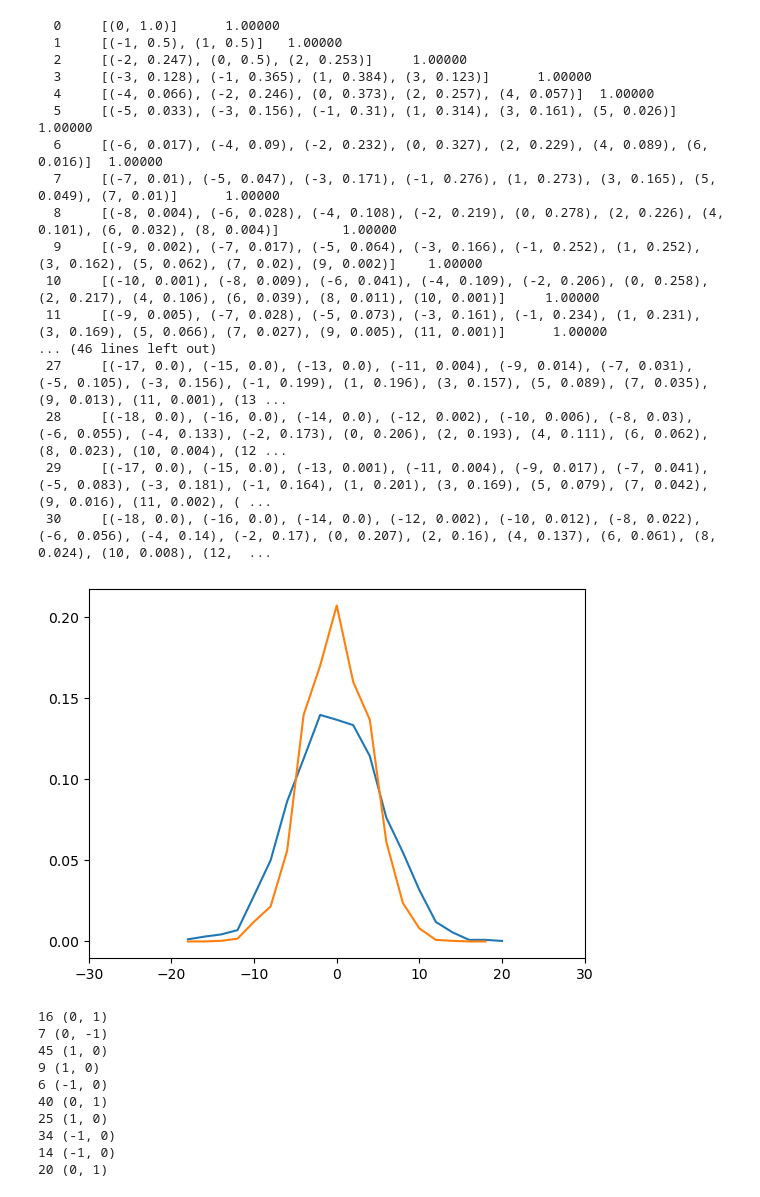
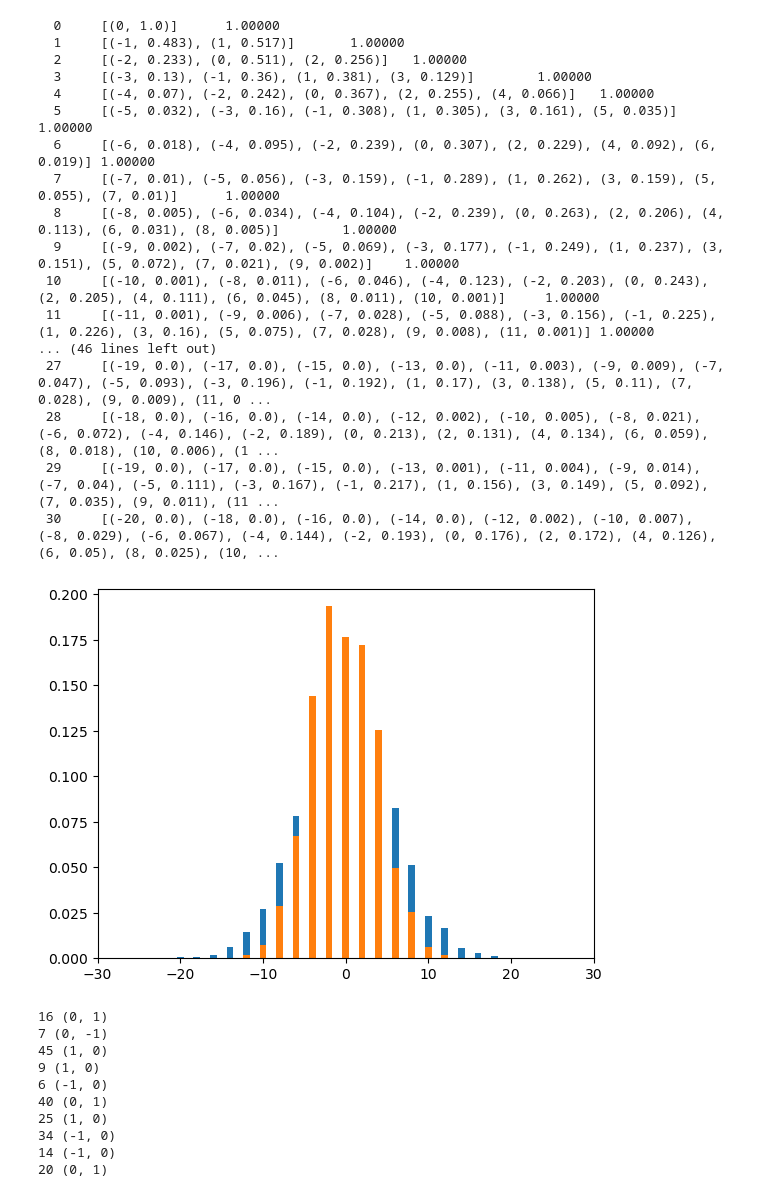
Before and after one commit to AndreaGiaccherini/RandomQuantumWalk, a Jupyter notebook: main.ipynb, the cells around one changed output. Cells and saved outputs as stored; diff of their text form; code cells hidden in the pictures.

```diff
--- a/main.ipynb
+++ b/main.ipynb
@@ -92,51 +92,51 @@ def random_walk(**kwargs):
     return walk
 
 # Example usage:
 num_walkers=3000
 num_steps=30
 for step in random_walk(num_steps=num_steps,start=0,num_walkers=num_walkers):
     RW=count_values_classic(step[1:],num_walkers)
     P_sum=sum([node[1] for node in RW]) #check if sum of prob is 1
     rounded_RW = [(k, round(v,3)) for k, v in RW]
     print("{:3}\t{}\t{:1.5f}".format(step[0],rounded_RW,P_sum))
 
 # unzip the list of tuple (value, counts) in two lists
 values,counts=zip(*RW)
 
 for step in random_walk(num_steps=num_steps,start=0,num_walkers=num_walkers):
     qm_RW=count_values_qm(step[1:],num_walkers)
     P_sum=sum([node[1] for node in qm_RW])
     # Round qm_RW to limit number of digits
     rounded_QM_RW = [(k, round(v,3)) for k, v in qm_RW]
     print("{:3}\t{}\t{:1.5f}".format(step[0],rounded_QM_RW,P_sum))
 
 # unzip the list of tuple (value, counts) in two lists
 values_qm,counts_qm=zip(*qm_RW)
 
 
-plt.plot(values, counts)
-plt.plot(values_qm, counts_qm)
+plt.bar(values, counts)
+plt.bar(values_qm, counts_qm)
 plt.xlim(-(num_steps), num_steps)
 plt.show()
 # %% [output]
   0     [(0, 1.0)]      1.00000
-  1     [(-1, 0.5), (1, 0.5)]   1.00000
-  2     [(-2, 0.247), (0, 0.5), (2, 0.253)]     1.00000
-  3     [(-3, 0.128), (-1, 0.365), (1, 0.384), (3, 0.123)]      1.00000
-  4     [(-4, 0.066), (-2, 0.246), (0, 0.373), (2, 0.257), (4, 0.057)]  1.00000
-  5     [(-5, 0.033), (-3, 0.156), (-1, 0.31), (1, 0.314), (3, 0.161), (5, 0.026)]      1.00000
-  6     [(-6, 0.017), (-4, 0.09), (-2, 0.232), (0, 0.327), (2, 0.229), (4, 0.089), (6, 0.016)]  1.00000
-  7     [(-7, 0.01), (-5, 0.047), (-3, 0.171), (-1, 0.276), (1, 0.273), (3, 0.165), (5, 0.049), (7, 0.01)]      1.00000
-  8     [(-8, 0.004), (-6, 0.028), (-4, 0.108), (-2, 0.219), (0, 0.278), (2, 0.226), (4, 0.101), (6, 0.032), (8, 0.004)]        1.00000
-  9     [(-9, 0.002), (-7, 0.017), (-5, 0.064), (-3, 0.166), (-1, 0.252), (1, 0.252), (3, 0.162), (5, 0.062), (7, 0.02), (9, 0.002)]    1.00000
- 10     [(-10, 0.001), (-8, 0.009), (-6, 0.041), (-4, 0.109), (-2, 0.206), (0, 0.258), (2, 0.217), (4, 0.106), (6, 0.039), (8, 0.011), (10, 0.001)]     1.00000
- 11     [(-9, 0.005), (-7, 0.028), (-5, 0.073), (-3, 0.161), (-1, 0.234), (1, 0.231), (3, 0.169), (5, 0.066), (7, 0.027), (9, 0.005), (11, 0.001)]      1.00000
+  1     [(-1, 0.483), (1, 0.517)]       1.00000
+  2     [(-2, 0.233), (0, 0.511), (2, 0.256)]   1.00000
+  3     [(-3, 0.13), (-1, 0.36), (1, 0.381), (3, 0.129)]        1.00000
+  4     [(-4, 0.07), (-2, 0.242), (0, 0.367), (2, 0.255), (4, 0.066)]   1.00000
+  5     [(-5, 0.032), (-3, 0.16), (-1, 0.308), (1, 0.305), (3, 0.161), (5, 0.035)]      1.00000
+  6     [(-6, 0.018), (-4, 0.095), (-2, 0.239), (0, 0.307), (2, 0.229), (4, 0.092), (6, 0.019)] 1.00000
+  7     [(-7, 0.01), (-5, 0.056), (-3, 0.159), (-1, 0.289), (1, 0.262), (3, 0.159), (5, 0.055), (7, 0.01)]      1.00000
+  8     [(-8, 0.005), (-6, 0.034), (-4, 0.104), (-2, 0.239), (0, 0.263), (2, 0.206), (4, 0.113), (6, 0.031), (8, 0.005)]        1.00000
+  9     [(-9, 0.002), (-7, 0.02), (-5, 0.069), (-3, 0.177), (-1, 0.249), (1, 0.237), (3, 0.151), (5, 0.072), (7, 0.021), (9, 0.002)]    1.00000
+ 10     [(-10, 0.001), (-8, 0.011), (-6, 0.046), (-4, 0.123), (-2, 0.203), (0, 0.243), (2, 0.205), (4, 0.111), (6, 0.045), (8, 0.011), (10, 0.001)]     1.00000
+ 11     [(-11, 0.001), (-9, 0.006), (-7, 0.028), (-5, 0.088), (-3, 0.156), (-1, 0.225), (1, 0.226), (3, 0.16), (5, 0.075), (7, 0.028), (9, 0.008), (11, 0.001)] 1.00000
 ... (46 lines left out)
- 27     [(-17, 0.0), (-15, 0.0), (-13, 0.0), (-11, 0.004), (-9, 0.014), (-7, 0.031), (-5, 0.105), (-3, 0.156), (-1, 0.199), (1, 0.196), (3, 0.157), (5, 0.089), (7, 0.035), (9, 0.013), (11, 0.001), (13 ...
- 28     [(-18, 0.0), (-16, 0.0), (-14, 0.0), (-12, 0.002), (-10, 0.006), (-8, 0.03), (-6, 0.055), (-4, 0.133), (-2, 0.173), (0, 0.206), (2, 0.193), (4, 0.111), (6, 0.062), (8, 0.023), (10, 0.004), (12 ...
- 29     [(-17, 0.0), (-15, 0.0), (-13, 0.001), (-11, 0.004), (-9, 0.017), (-7, 0.041), (-5, 0.083), (-3, 0.181), (-1, 0.164), (1, 0.201), (3, 0.169), (5, 0.079), (7, 0.042), (9, 0.016), (11, 0.002), ( ...
- 30     [(-18, 0.0), (-16, 0.0), (-14, 0.0), (-12, 0.002), (-10, 0.012), (-8, 0.022), (-6, 0.056), (-4, 0.14), (-2, 0.17), (0, 0.207), (2, 0.16), (4, 0.137), (6, 0.061), (8, 0.024), (10, 0.008), (12,  ...
+ 27     [(-19, 0.0), (-17, 0.0), (-15, 0.0), (-13, 0.0), (-11, 0.003), (-9, 0.009), (-7, 0.047), (-5, 0.093), (-3, 0.196), (-1, 0.192), (1, 0.17), (3, 0.138), (5, 0.11), (7, 0.028), (9, 0.009), (11, 0 ...
+ 28     [(-18, 0.0), (-16, 0.0), (-14, 0.0), (-12, 0.002), (-10, 0.005), (-8, 0.021), (-6, 0.072), (-4, 0.146), (-2, 0.189), (0, 0.213), (2, 0.131), (4, 0.134), (6, 0.059), (8, 0.018), (10, 0.006), (1 ...
+ 29     [(-19, 0.0), (-17, 0.0), (-15, 0.0), (-13, 0.001), (-11, 0.004), (-9, 0.014), (-7, 0.04), (-5, 0.111), (-3, 0.167), (-1, 0.217), (1, 0.156), (3, 0.149), (5, 0.092), (7, 0.035), (9, 0.011), (11 ...
+ 30     [(-20, 0.0), (-18, 0.0), (-16, 0.0), (-14, 0.0), (-12, 0.002), (-10, 0.007), (-8, 0.029), (-6, 0.067), (-4, 0.144), (-2, 0.193), (0, 0.176), (2, 0.172), (4, 0.126), (6, 0.05), (8, 0.025), (10, ...
-[figure, old version]
+[figure, new version]
 # %%
 phases=((0,1),(1,0),(-1,0),(0,-1))
 for _ in range(10):
```
Also changed, not shown: parts of 1 cell of this notebook.
